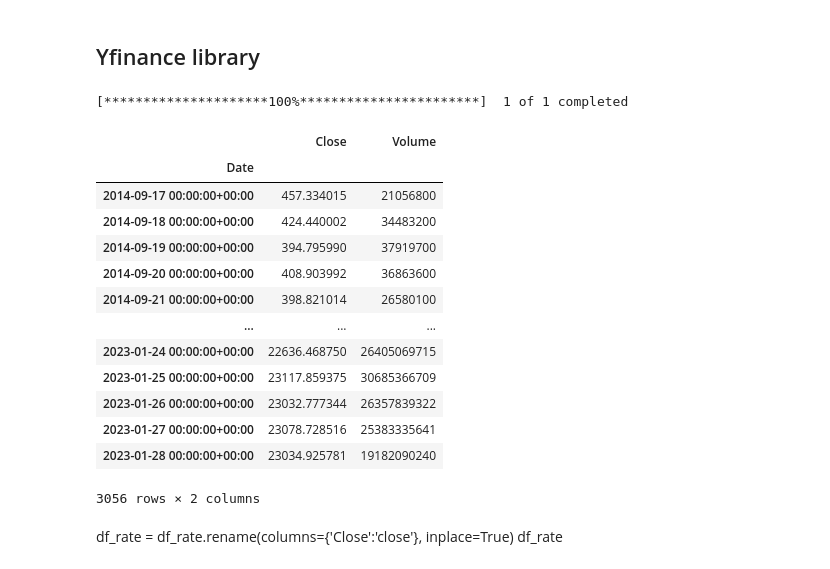
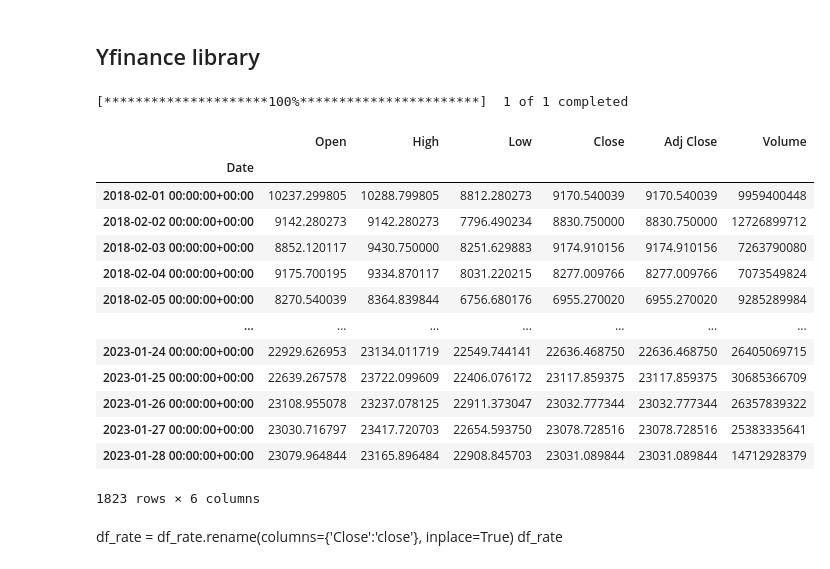
Before and after one commit to Ksyu22/crypto_prediction, a Jupyter notebook: notebooks/data.ipynb, the cells around one changed output. Drawn from its saved outputs; the diff is of its cells as text; code cells hidden in the pictures.

Commit message:
date limitations regualted by fetched date from fng api

```diff
--- a/notebooks/data.ipynb
+++ b/notebooks/data.ipynb
@@ -84,3 +85,6 @@ memory usage: 42.7+ KB
 # %%
 fng_df.timestamp = pd.to_datetime(fng_df.timestamp, format='%d-%m-%Y')
 fng_df.set_index('timestamp', inplace=True)
+# %%
+fng_df.rename(columns={'value': 'fng_idx', 'value_classification': 'fng_class'}, inplace=True)
+fng_df
@@ -361,24 +345,24 @@ You should consider upgrading via the '/Users/oksanamishchenko/.pyenv/versions/3
 # %% [markdown]
 ## Yfinance library
 # %%
-df_rate = yf.download('BTC-USD', interval = '1d')[['Close', 'Volume']]
-df_rate
+data = yf.download('BTC-USD', start=fng_first_timestamp, end=fng_last_timestamp, interval = '1d')
+data
 # %% [output]
 [*********************100%***********************]  1 of 1 completed
-|  | Close | Volume |
-| Date |  |  |
-| 2014-09-17 00:00:00+00:00 | 457.334015 | 21056800 |
-| 2014-09-18 00:00:00+00:00 | 424.440002 | 34483200 |
-| 2014-09-19 00:00:00+00:00 | 394.795990 | 37919700 |
-| 2014-09-20 00:00:00+00:00 | 408.903992 | 36863600 |
-| 2014-09-21 00:00:00+00:00 | 398.821014 | 26580100 |
-| ... | ... | ... |
-| 2023-01-24 00:00:00+00:00 | 22636.468750 | 26405069715 |
-| 2023-01-25 00:00:00+00:00 | 23117.859375 | 30685366709 |
-| 2023-01-26 00:00:00+00:00 | 23032.777344 | 26357839322 |
-| 2023-01-27 00:00:00+00:00 | 23078.728516 | 25383335641 |
-| 2023-01-28 00:00:00+00:00 | 23034.925781 | 19182090240 |
+|  | Open | High | Low | Close | Adj Close | Volume |
+| Date |  |  |  |  |  |  |
+| 2018-02-01 00:00:00+00:00 | 10237.299805 | 10288.799805 | 8812.280273 | 9170.540039 | 9170.540039 | 9959400448 |
+| 2018-02-02 00:00:00+00:00 | 9142.280273 | 9142.280273 | 7796.490234 | 8830.750000 | 8830.750000 | 12726899712 |
+| 2018-02-03 00:00:00+00:00 | 8852.120117 | 9430.750000 | 8251.629883 | 9174.910156 | 9174.910156 | 7263790080 |
+| 2018-02-04 00:00:00+00:00 | 9175.700195 | 9334.870117 | 8031.220215 | 8277.009766 | 8277.009766 | 7073549824 |
+| 2018-02-05 00:00:00+00:00 | 8270.540039 | 8364.839844 | 6756.680176 | 6955.270020 | 6955.270020 | 9285289984 |
+| ... | ... | ... | ... | ... | ... | ... |
+| 2023-01-24 00:00:00+00:00 | 22929.626953 | 23134.011719 | 22549.744141 | 22636.468750 | 22636.468750 | 26405069715 |
+| 2023-01-25 00:00:00+00:00 | 22639.267578 | 23722.099609 | 22406.076172 | 23117.859375 | 23117.859375 | 30685366709 |
+| 2023-01-26 00:00:00+00:00 | 23108.955078 | 23237.078125 | 22911.373047 | 23032.777344 | 23032.777344 | 26357839322 |
+| 2023-01-27 00:00:00+00:00 | 23030.716797 | 23417.720703 | 22654.593750 | 23078.728516 | 23078.728516 | 25383335641 |
+| 2023-01-28 00:00:00+00:00 | 23079.964844 | 23165.896484 | 22908.845703 | 23031.089844 | 23031.089844 | 14712928379 |
-3056 rows × 2 columns
+1823 rows × 6 columns
 # %% [markdown]
 df_rate = df_rate.rename(columns={'Close':'close'}, inplace=True)
 df_rate
```
Also changed, not shown: parts of 32 cells of this notebook.
